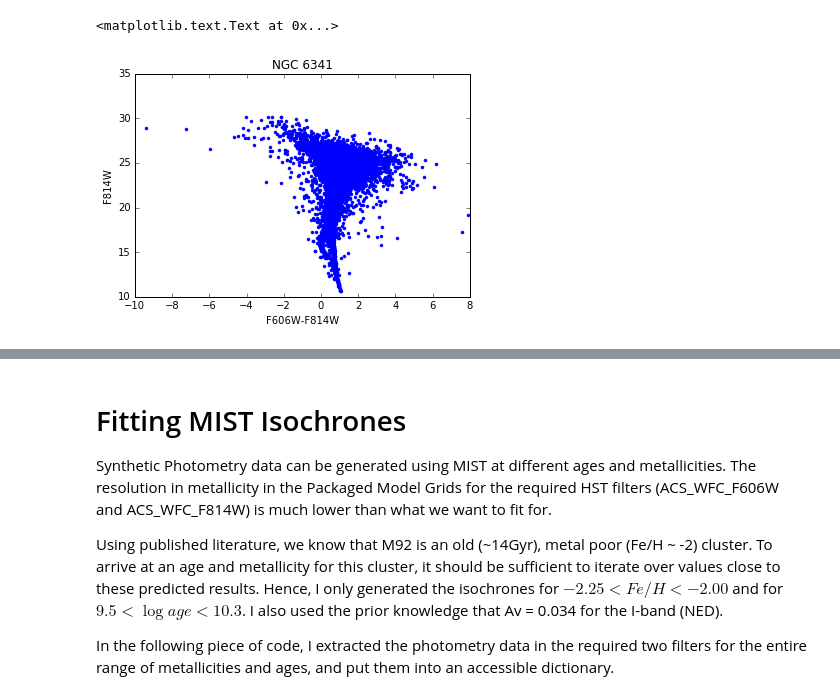
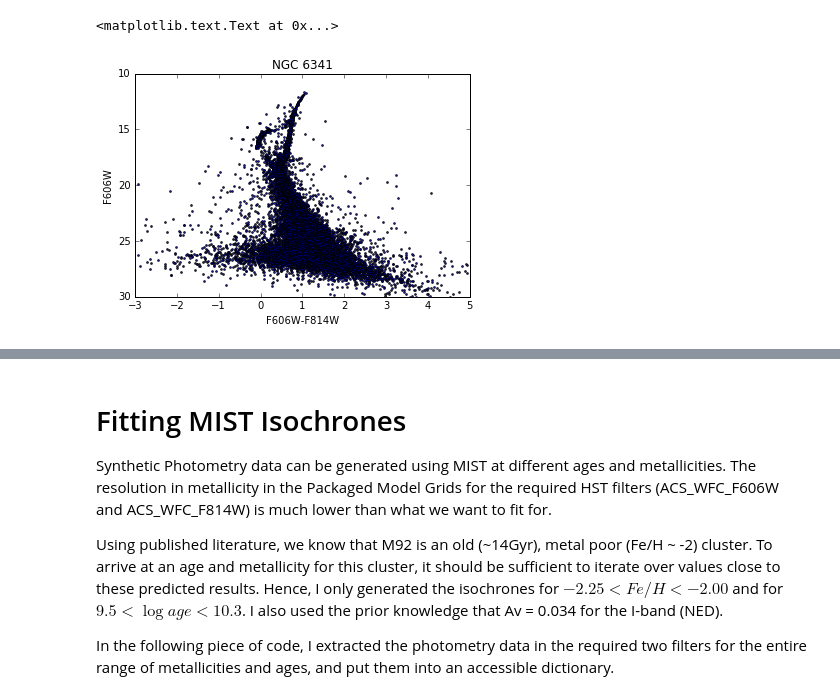
Before and after one commit to dgorthi/ay250, a Jupyter notebook: hw03/isochrone_fitting.ipynb, the cells around one changed output, grey strips where cells are left out. Cells and saved outputs as stored; diff of their text form; code cells hidden in the pictures.

```diff
--- a/hw03/isochrone_fitting.ipynb
+++ b/hw03/isochrone_fitting.ipynb
@@ -11,2 +10,13 @@ from mpl_toolkits.mplot3d import Axes3D
 # %%
 data = np.loadtxt('NGC6341.M92/final/REAL/NGC6341R.RDVIQ.cal.adj.zpt',usecols=(3,7),skiprows=1).T
+
+f,ax = plt.subplots()
+ax.scatter((data[0]-data[1]),data[0],s=3.,alpha=0.8)
+ax.set_ylim(30,10)
+ax.set_xlim(-3,5)
+ax.set_xlabel(r'F606W-F814W')
+ax.set_ylabel(r'F606W')
+ax.set_title('NGC 6341')
+# %% [output]
+<matplotlib.text.Text at 0x...>
+[figure, added]
@@ -17,9 +22,0 @@ data = np.delete(data,idx,axis=1)
-# %%
-f,ax = plt.subplots()
-ax.plot((data[0]-data[1]),data[1],'.')
-ax.set_xlabel(r'F606W-F814W')
-ax.set_ylabel(r'F814W')
-ax.set_title('NGC 6341')
-# %% [output]
-<matplotlib.text.Text at 0x...>
-[figure, removed]
```
Also changed, not shown: parts of 19 cells of this notebook, 2 other files.
